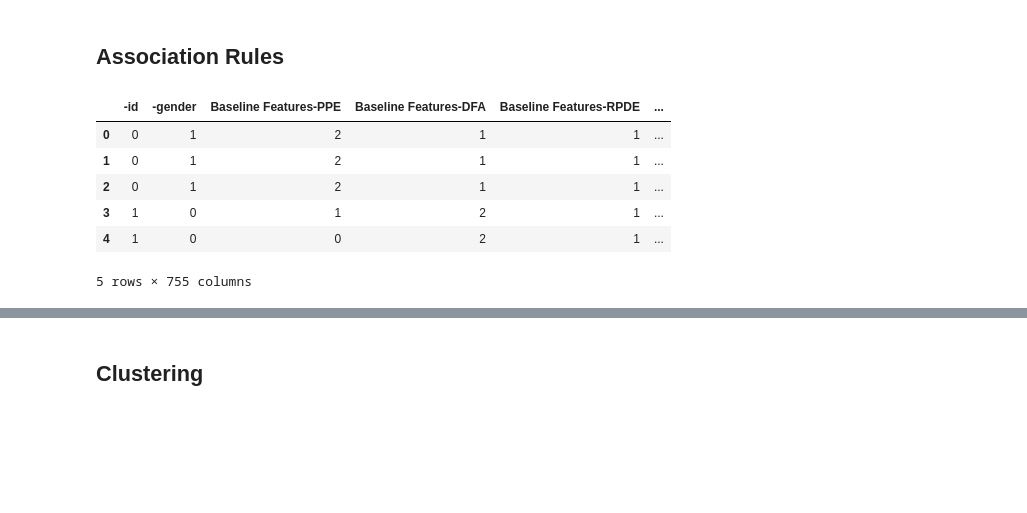
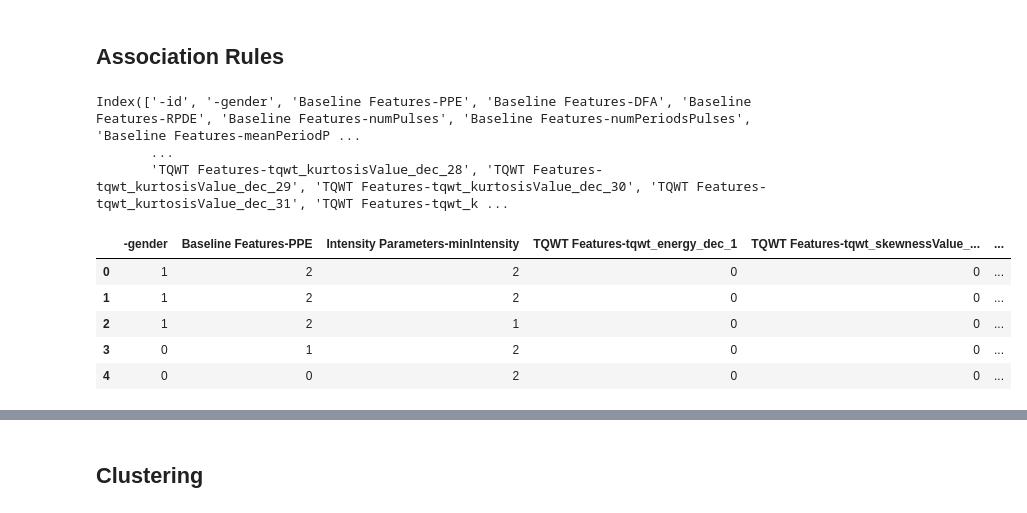
Before and after one commit to MartinXPN/Tecnico, a Jupyter notebook: DataScience/Project - dataset1.ipynb, the cells around one changed output, grey strips where cells are left out. Saved outputs shown, nothing was run; the diff lists cells and outputs as text; code cells hidden in the pictures; blank space fills up the shorter version.

```diff
--- a/DataScience/Project - dataset1.ipynb
+++ b/DataScience/Project - dataset1.ipynb
@@ -798,21 +798,29 @@ show_progress(
 ## Association Rules
 # %%
 from mlxtend.frequent_patterns import apriori, association_rules
+# %%
+data.columns
+# %% [output]
+Index(['-id', '-gender', 'Baseline Features-PPE', 'Baseline Features-DFA', 'Baseline Features-RPDE', 'Baseline Features-numPulses', 'Baseline Features-numPeriodsPulses', 'Baseline Features-meanPeriodP ...
+       ...
+       'TQWT Features-tqwt_kurtosisValue_dec_28', 'TQWT Features-tqwt_kurtosisValue_dec_29', 'TQWT Features-tqwt_kurtosisValue_dec_30', 'TQWT Features-tqwt_kurtosisValue_dec_31', 'TQWT Features-tqwt_k ...
 # %%
 # pd.cut
-newdf = data.copy()
+selected_columns = get_inter_class_important_column_names(data, correlation_threshold=0.1, plot_correlations=False)
+selected_columns = list(set(selected_columns + ['-gender', 'class']))
+
+newdf = data[selected_columns].copy()
 for col in newdf:
     if col not in ['class','-id','-gender']:
         newdf[col] = pd.cut(newdf[col],3,labels=['0','1','2'])
 newdf.head(5)
 # %% [output]
-|  | -id | -gender | Baseline Features-PPE | Baseline Features-DFA | Baseline Features-RPDE | ... |
-| 0 | 0 | 1 | 2 | 1 | 1 | ... |
-| 1 | 0 | 1 | 2 | 1 | 1 | ... |
-| 2 | 0 | 1 | 2 | 1 | 1 | ... |
-| 3 | 1 | 0 | 1 | 2 | 1 | ... |
-| 4 | 1 | 0 | 0 | 2 | 1 | ... |
+|  | -gender | Baseline Features-PPE | Intensity Parameters-minIntensity | TQWT Features-tqwt_energy_dec_1 | TQWT Features-tqwt_skewnessValue_... | ... |
+| 0 | 1 | 2 | 2 | 0 | 0 | ... |
+| 1 | 1 | 2 | 2 | 0 | 0 | ... |
+| 2 | 1 | 2 | 1 | 0 | 0 | ... |
+| 3 | 0 | 1 | 2 | 0 | 0 | ... |
+| 4 | 0 | 0 | 2 | 0 | 0 | ... |
-5 rows × 755 columns
 # %%
 dummylist = []
 for att in newdf:
```
Also changed, not shown: parts of 20 cells of this notebook.
